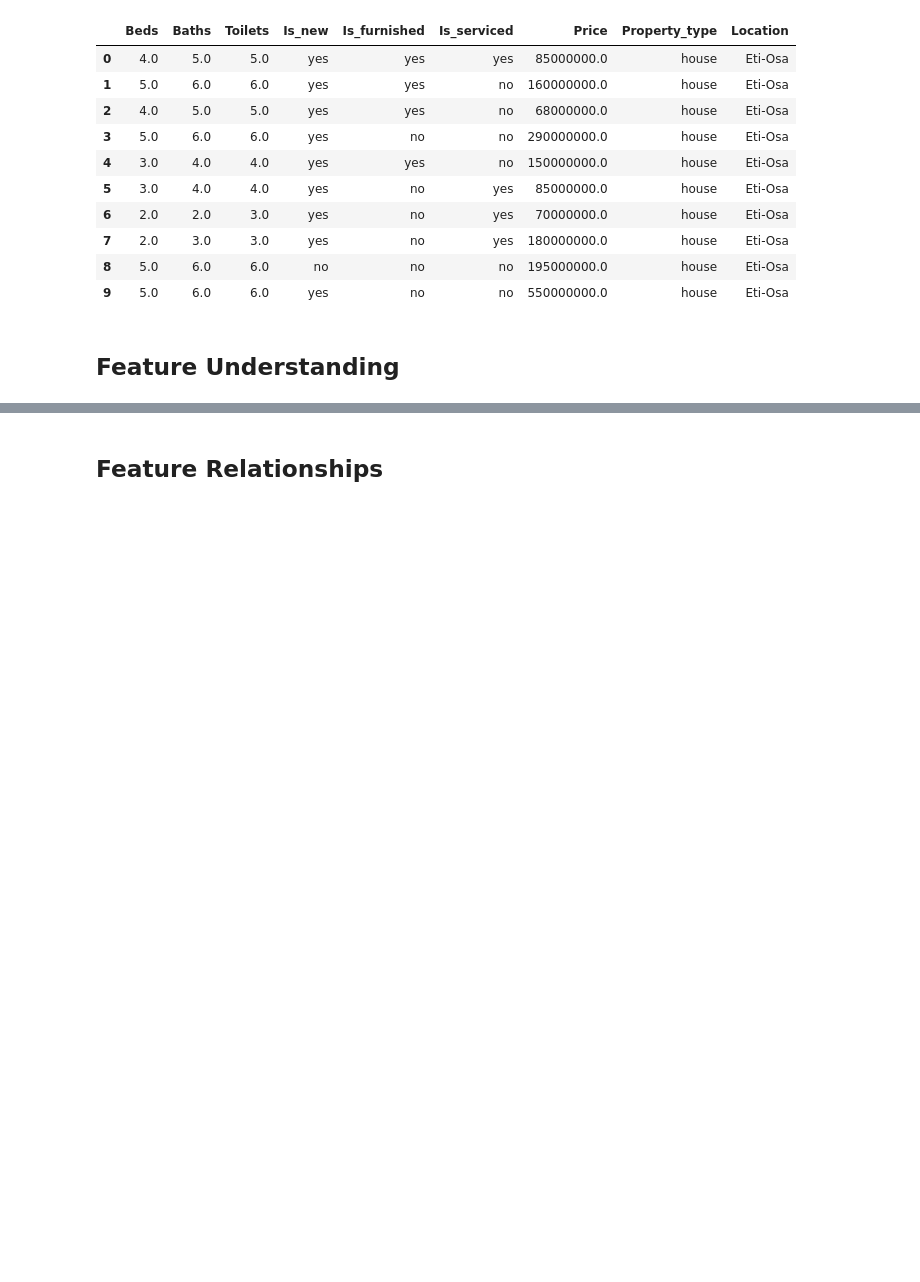
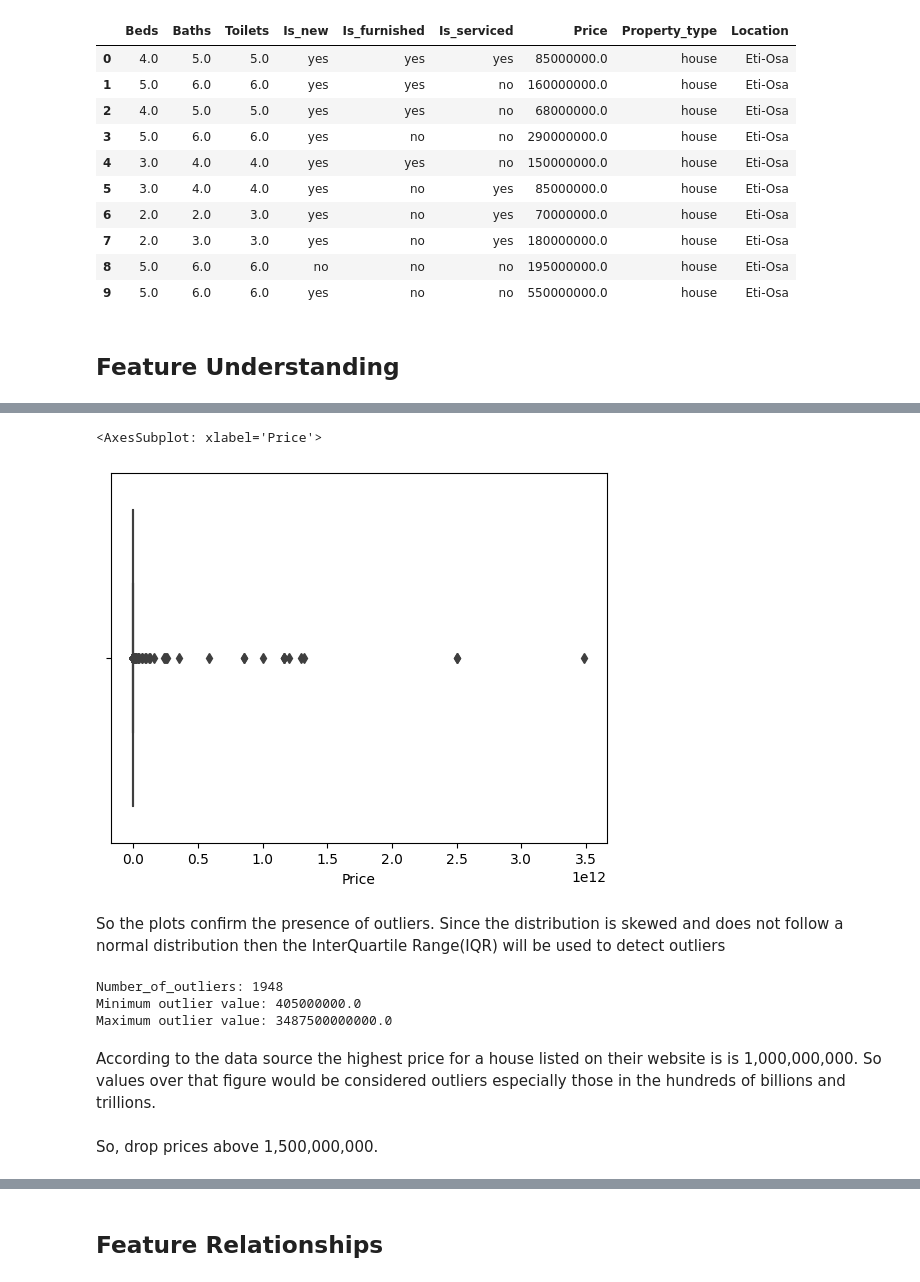
Before and after one commit to thevictoressien/lagos-house-price, a Jupyter notebook: eda_feature_engineering.ipynb, the cells around one changed output, grey strips where cells are left out. Saved outputs shown, nothing was run; the diff lists cells and outputs as text; code cells hidden in the pictures; blank space fills up the shorter version.

```diff
--- a/eda_feature_engineering.ipynb
+++ b/eda_feature_engineering.ipynb
@@ -33,0 +100,8 @@ Shape: (19074, 9)
+# %%
+# check for outliers(boxplot)
+sns.boxplot(x=df['Price'])
+# %% [output]
+<AxesSubplot: xlabel='Price'>
+[figure, added]
+# %% [markdown]
+So the plots confirm the presence of outliers. Since the distribution is skewed and does not follow a normal distribution then the InterQuartile Range(IQR) will be used to detect outliers
@@ -33,0 +121,8 @@ Shape: (19074, 9)
+# %%
+print(f'Number_of_outliers: {len(price_outliers)}')
+print(f'Minimum outlier value: {price_outliers.min()}')
+print(f'Maximum outlier value: {price_outliers.max()}')
+# %% [output]
+Number_of_outliers: 1948
+Minimum outlier value: 405000000.0
+Maximum outlier value: 3487500000000.0
@@ -33,0 +132,4 @@ Shape: (19074, 9)
+# %% [markdown]
+According to the data source the highest price for a house listed on their website is  is 1,000,000,000. So values over that figure would be considered outliers especially those in the hundreds of billions and trillions.
+# %% [markdown]
+So, drop prices above 1,500,000,000.
```
Also changed, not shown: parts of 26 cells of this notebook.
